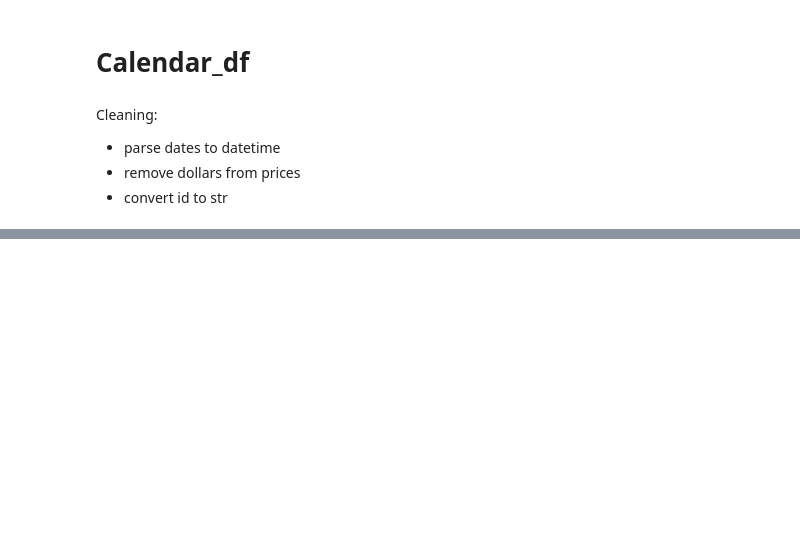
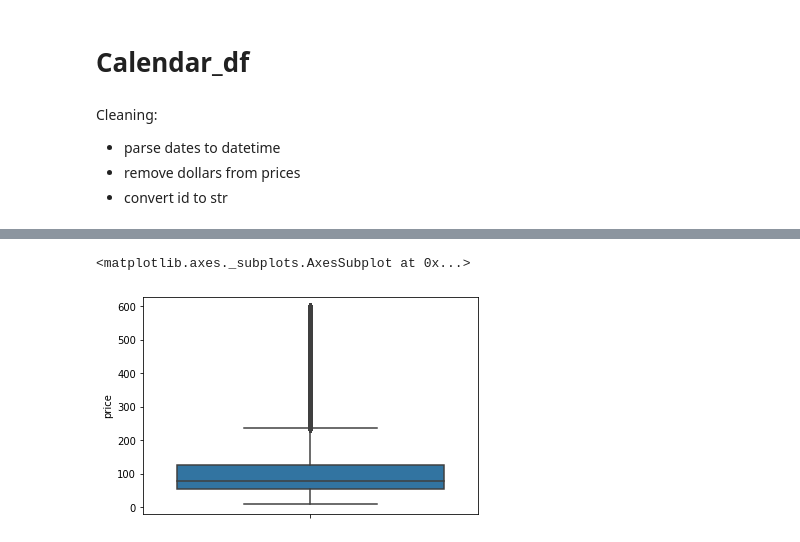
Before and after one commit to ashp93/Munich-Airbnb, a Jupyter notebook: Airbnb_munich_notebook-MAIN.ipynb, the cells around one changed output, grey strips where cells are left out. Saved outputs shown, nothing was run; the diff lists cells and outputs as text; code cells hidden in the pictures; blank space fills up the shorter version.

```diff
--- a/Airbnb_munich_notebook-MAIN.ipynb
+++ b/Airbnb_munich_notebook-MAIN.ipynb
@@ -330 +470,6 @@ calendar_df
+# %%
+sns.boxplot(y=P)
+# %% [output]
+<matplotlib.axes._subplots.AxesSubplot at 0x...>
+[figure, added]
 # %%
```
Also changed, not shown: parts of 28 cells of this notebook.
